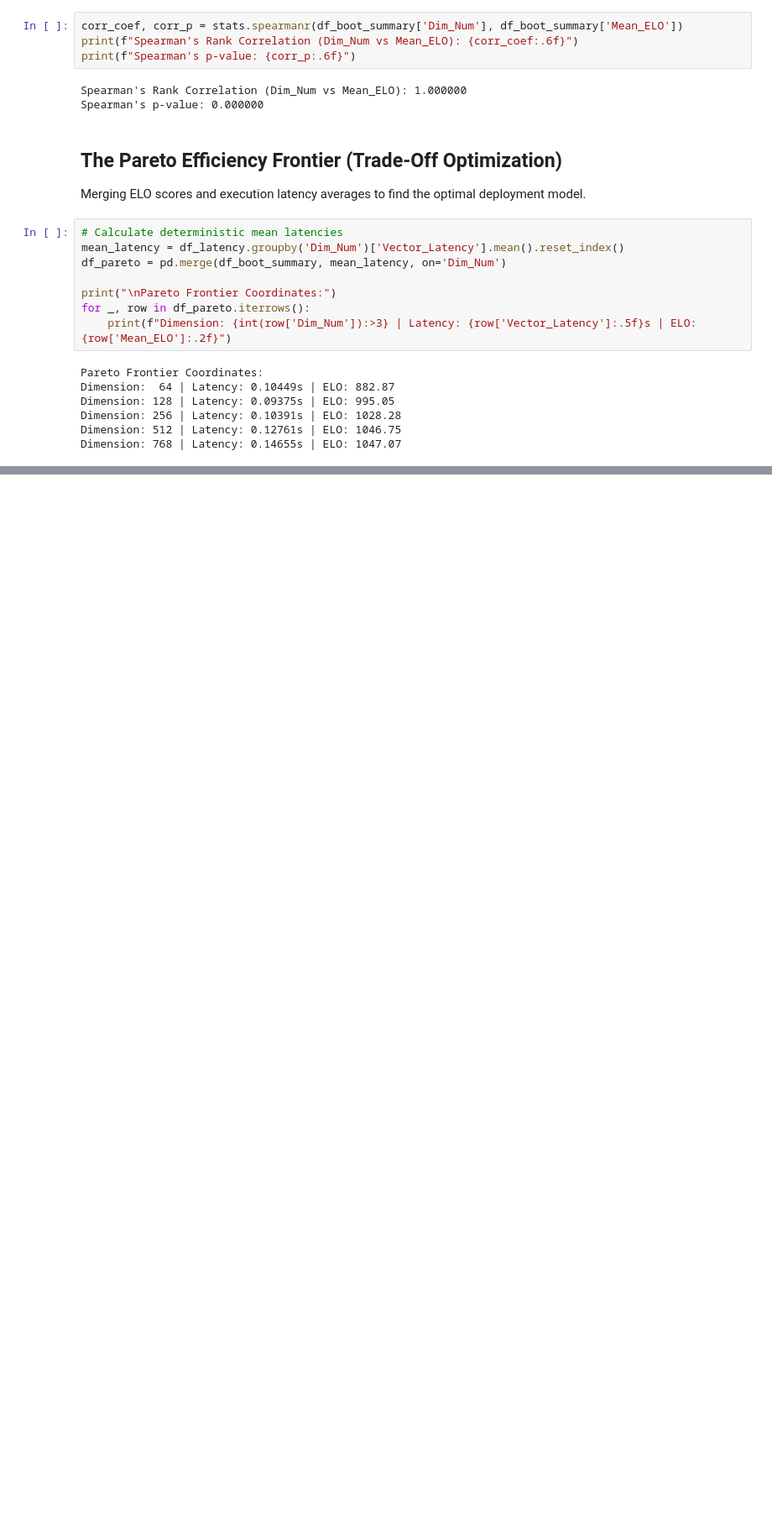
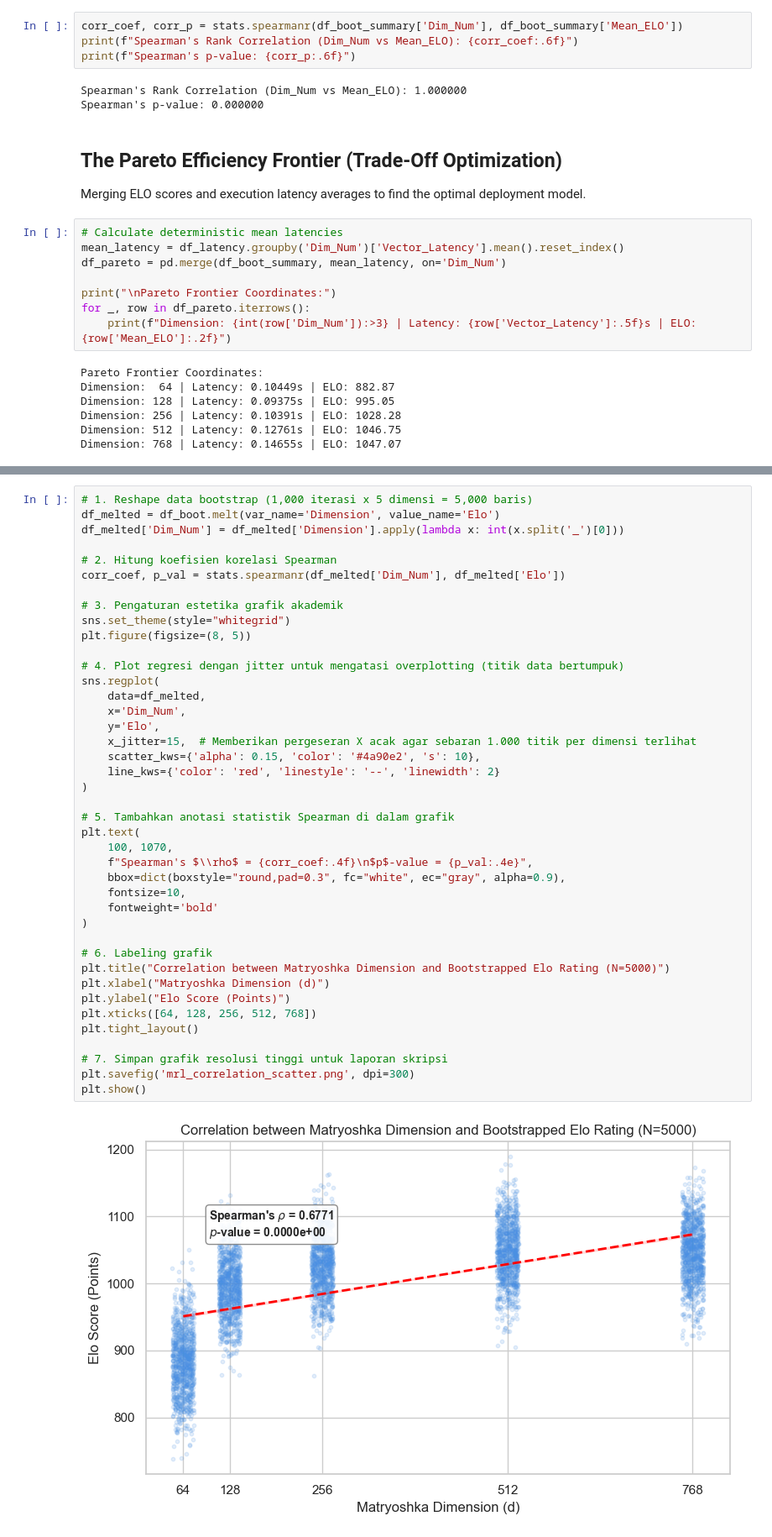
Before and after one commit to qznr/Skripsi, a Jupyter notebook: Analysis.ipynb, the cells around one changed output, grey strips where cells are left out. Shown at 84% size. Saved outputs shown, nothing was run; the diff lists cells and outputs as text; blank space fills up the shorter version.

```diff
--- a/Analysis.ipynb
+++ b/Analysis.ipynb
@@ -290,0 +323,43 @@ Saved Pareto Frontier to 'mrl_pareto_frontier.png'.
+# %%
+# 1. Reshape data bootstrap (1,000 iterasi x 5 dimensi = 5,000 baris)
+df_melted = df_boot.melt(var_name='Dimension', value_name='Elo')
+df_melted['Dim_Num'] = df_melted['Dimension'].apply(lambda x: int(x.split('_')[0]))
+
+# 2. Hitung koefisien korelasi Spearman
+corr_coef, p_val = stats.spearmanr(df_melted['Dim_Num'], df_melted['Elo'])
+
+# 3. Pengaturan estetika grafik akademik
+sns.set_theme(style="whitegrid")
+plt.figure(figsize=(8, 5))
+
+# 4. Plot regresi dengan jitter untuk mengatasi overplotting (titik data bertumpuk)
+sns.regplot(
+    data=df_melted,
+    x='Dim_Num',
+    y='Elo',
+    x_jitter=15,  # Memberikan pergeseran X acak agar sebaran 1.000 titik per dimensi terlihat
+    scatter_kws={'alpha': 0.15, 'color': '#4a90e2', 's': 10},
+    line_kws={'color': 'red', 'linestyle': '--', 'linewidth': 2}
+)
+
+# 5. Tambahkan anotasi statistik Spearman di dalam grafik
+plt.text(
+    100, 1070,
+    f"Spearman's $\\rho$ = {corr_coef:.4f}\n$p$-value = {p_val:.4e}",
+    bbox=dict(boxstyle="round,pad=0.3", fc="white", ec="gray", alpha=0.9),
+    fontsize=10,
+    fontweight='bold'
+)
+
+# 6. Labeling grafik
+plt.title("Correlation between Matryoshka Dimension and Bootstrapped Elo Rating (N=5000)")
+plt.xlabel("Matryoshka Dimension (d)")
+plt.ylabel("Elo Score (Points)")
+plt.xticks([64, 128, 256, 512, 768])
+plt.tight_layout()
+
+# 7. Simpan grafik resolusi tinggi untuk laporan skripsi
+plt.savefig('mrl_correlation_scatter.png', dpi=300)
+plt.show()
+# %% [output]
+[figure, added]
```
Also changed, not shown: parts of 3 cells of this notebook, 9 other files.
